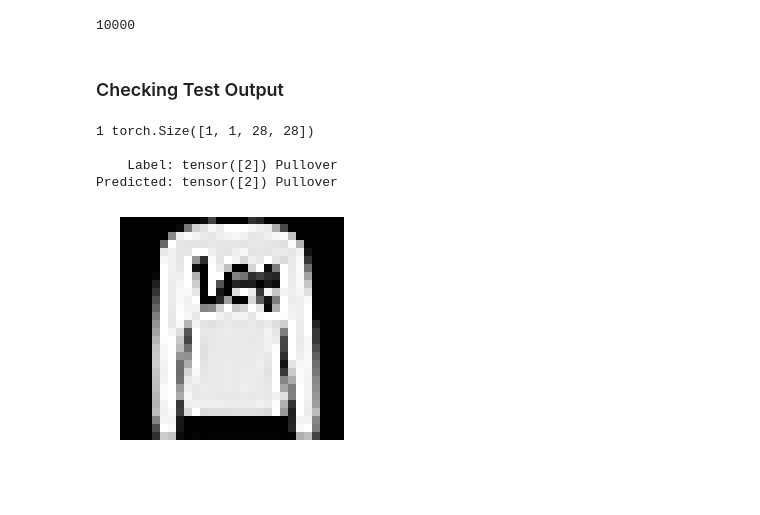
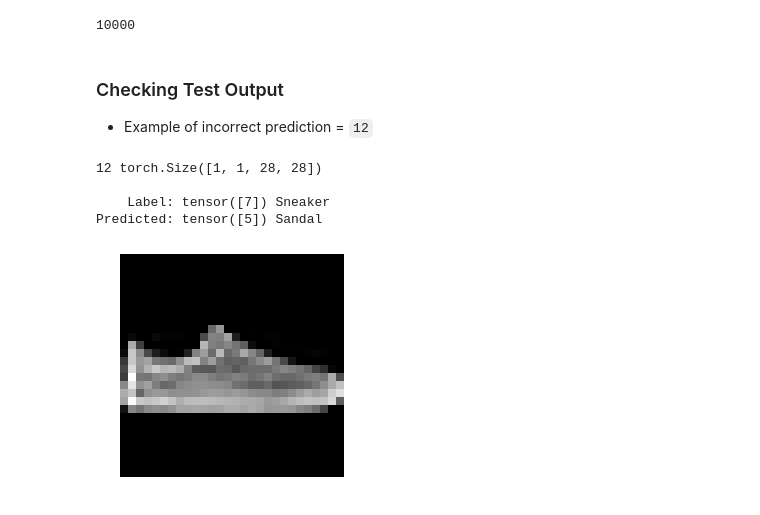
Before and after one commit to lukexyz/Thought-Loop-NN, a Jupyter notebook: notebooks/003-PyTorch-Fashion-MNIST-Cnn.ipynb, the cells around one changed output. Saved outputs shown, nothing was run; the diff lists cells and outputs as text; code cells hidden in the pictures; blank space fills up the shorter version.

Commit message:
Plot example of incorrect prediction

```diff
--- a/notebooks/003-PyTorch-Fashion-MNIST-Cnn.ipynb
+++ b/notebooks/003-PyTorch-Fashion-MNIST-Cnn.ipynb
@@ -334,31 +334,32 @@ len(test_loader)
 10000
 # %% [markdown]
 ### Checking Test Output
+* Example of incorrect prediction = `12`
 # %%
-test_number = 1
+test_number = 12
 
 for i_batch, sample_batched in enumerate(test_loader):
     if i_batch == test_number:
 
         print(i_batch, sample_batched[0].size())
 
         # ------------ Prediction on Sample ------------
         image, label = sample_batched
         outputs = model(image)
         _, predicted = torch.max(outputs.data, 1)
         print('\n    Label:', label, labels_map[label.item()])
         print('Predicted:', predicted, labels_map[predicted.item()])
 
         # ------------------ Plotting ------------------
         plt.figure()
         plt.imshow(image.squeeze(), cmap='gray', interpolation="nearest")
         plt.axis('off')
         plt.ioff()
         plt.show()
         break
 # %% [output]
-1 torch.Size([1, 1, 28, 28])
+12 torch.Size([1, 1, 28, 28])
 
-    Label: tensor([2]) Pullover
-Predicted: tensor([2]) Pullover
+    Label: tensor([7]) Sneaker
+Predicted: tensor([5]) Sandal
-[figure, old version]
+[figure, new version]
```
Also changed, not shown: parts of 2 cells of this notebook.
